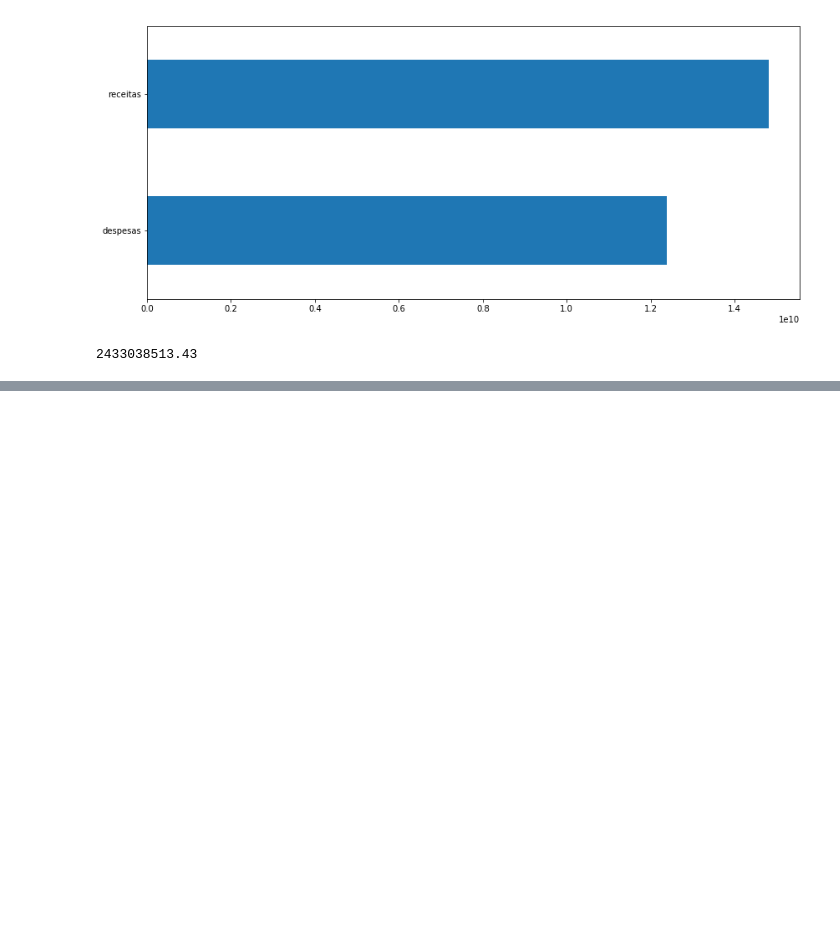
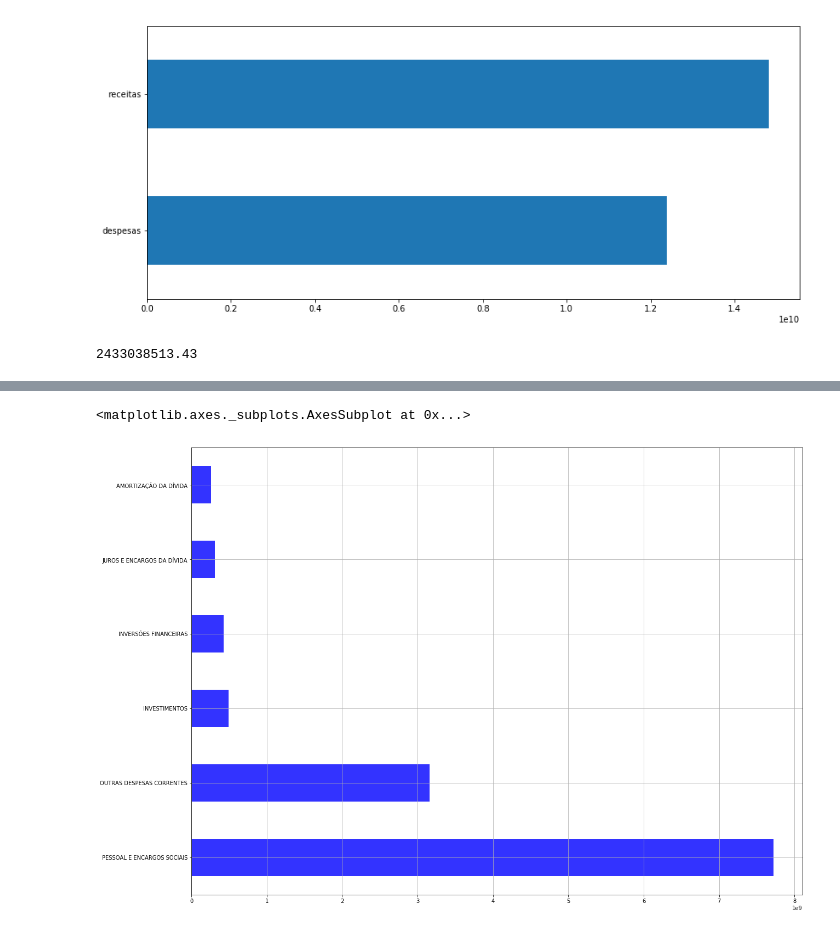
Before and after one commit to ERodrigues/tcc_analise_contas_publicas_ES, a Jupyter notebook: develop/Analise_ReceitasXDespesas_publicas_ES_2016.ipynb, the cells around one changed output, grey strips where cells are left out. Drawn from its saved outputs; the diff is of its cells as text; code cells hidden in the pictures; blank space fills up the shorter version.

```diff
--- a/develop/Analise_ReceitasXDespesas_publicas_ES_2016.ipynb
+++ b/develop/Analise_ReceitasXDespesas_publicas_ES_2016.ipynb
@@ -88,0 +123,10 @@ print (superavit)
+# %%
+decricao_grupo_despesas = {} # Dicionário que vai armazenar o grupo com as maiores despesas
+nome_grupo_despesas = despesas['GrupoDespesa'].unique() # Trago os valores únicos possíveis para os grupos de despesas
+# %%
+for i in nome_grupo_despesas:
+    i_nome = despesas[despesas['GrupoDespesa'] == i] # Série criada somente quando o grupo de despesa aparece
+    total_grupo_despesas = i_nome['ValorPago'].sum() + i_nome['ValorRap'].sum() # Acumulo o valor total para este grupo de despesas
+    decricao_grupo_despesas[i] = total_grupo_despesas # Atribuo esse valor ao dicionário
+    despesas_por_grupo_despesas = pd.DataFrame.from_dict(decricao_grupo_despesas, orient='index') # Crio um DataFrame com base no dicionário
+    despesas_por_grupo_despesas.columns = ['ValorGasto'] # Altero o valor da coluna
@@ -88,0 +143,6 @@ print (superavit)
+# %%
+despesas_por_grupo_despesas = despesas_por_grupo_despesas.sort_values('ValorGasto', ascending=False) # Ordeno por valor gasto
+despesas_por_grupo_despesas.head(6).plot(kind='barh', figsize=(20,15), color='blue', legend=False, grid=True, alpha=0.8)
+# %% [output]
+<matplotlib.axes._subplots.AxesSubplot at 0x...>
+[figure, added]
```
Also changed, not shown: parts of 6 cells of this notebook.
